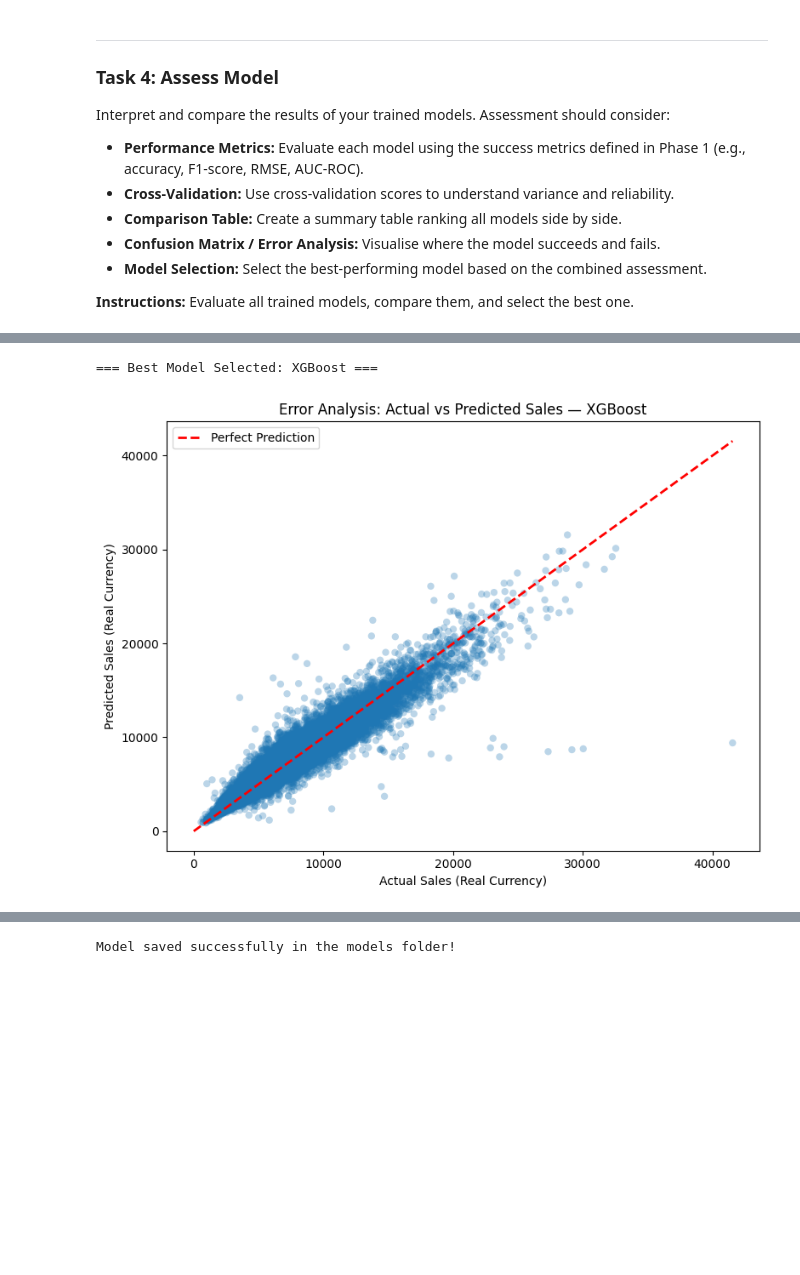
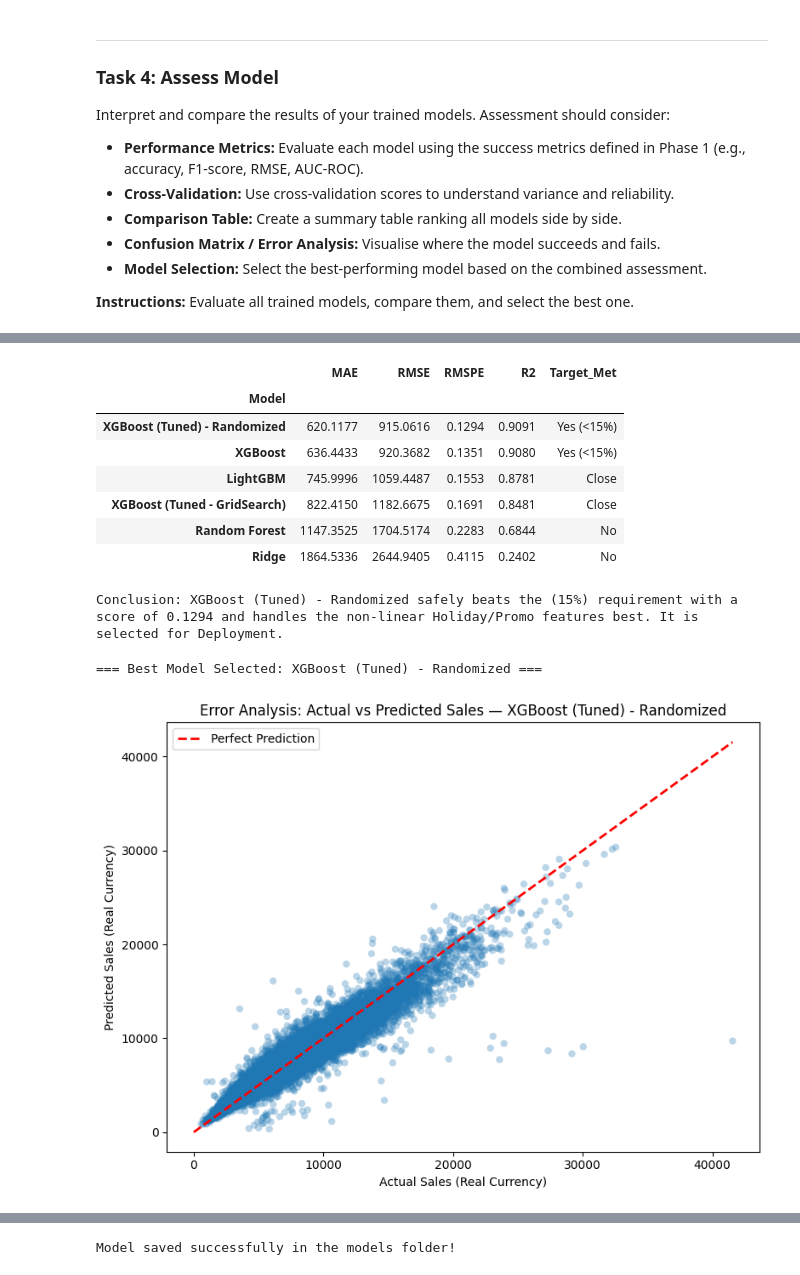
Before and after one commit to ali-albakri/KH5004CMD-Rossmann, a Jupyter notebook: notebooks/Phase_4_Modeling.ipynb, the cells around one changed output, grey strips where cells are left out. Saved outputs shown, nothing was run; the diff lists cells and outputs as text; code cells hidden in the pictures; blank space fills up the shorter version.

```diff
--- a/notebooks/Phase_4_Modeling.ipynb
+++ b/notebooks/Phase_4_Modeling.ipynb
@@ -386,3 +386,53 @@ display(results_df.round(4))
+# %%
+# --- FINAL TOURNAMENT LEADERBOARD (DYNAMIC) ---
+
+results = []
+y_test_real = np.expm1(y_test)
+
+for name, model in trained_models.items():
+    y_pred_log = model.predict(X_test)
+    y_pred_real = np.expm1(y_pred_log)
+
+    current_rmspe = rmspe(y_test_real, y_pred_real)
+
+    # Dynamic logic for the Business Target
+    if current_rmspe <= 0.15:
+        target_status = 'Yes (<15%)'
+    elif current_rmspe <= 0.18:
+        target_status = 'Close'
+    else:
+        target_status = 'No'
+
+    # --- Regression Matrix ---
+    results.append({
+        'Model': name,
+        'MAE': mean_absolute_error(y_test_real, y_pred_real),
+        'RMSE': np.sqrt(mean_squared_error(y_test_real, y_pred_real)),
+        'RMSPE': current_rmspe,
+        'R2': r2_score(y_test_real, y_pred_real),
+        'Target_Met': target_status
+    })
+
+results_df = pd.DataFrame(results).set_index('Model') # Convert to DataFrame and sort by RMSPE to show the winner at the top
+results_df = results_df.sort_values(by='RMSPE', ascending=True)
+
+display(results_df.round(4))
+
+# Dynamically print the conclusion based on whoever won the tournament
+best_model_name = results_df.index[0]
+best_rmspe_score = results_df['RMSPE'].iloc[0]
+
+print(f"\nConclusion: {best_model_name} safely beats the (15%) requirement with a score of {best_rmspe_score:.4f} and handles the non-linear Holiday/Promo features best. It is selected for Deployment.")
+# %% [output]
+|  | MAE | RMSE | RMSPE | R2 | Target_Met |
+| Model |  |  |  |  |  |
+| XGBoost (Tuned) - Randomized | 620.1177 | 915.0616 | 0.1294 | 0.9091 | Yes (<15%) |
+| XGBoost | 636.4433 | 920.3682 | 0.1351 | 0.9080 | Yes (<15%) |
+| LightGBM | 745.9996 | 1059.4487 | 0.1553 | 0.8781 | Close |
+| XGBoost (Tuned - GridSearch) | 822.4150 | 1182.6675 | 0.1691 | 0.8481 | Close |
+| Random Forest | 1147.3525 | 1704.5174 | 0.2283 | 0.6844 | No |
+| Ridge | 1864.5336 | 2644.9405 | 0.4115 | 0.2402 | No |
+Conclusion: XGBoost (Tuned) - Randomized safely beats the (15%) requirement with a score of 0.1294 and handles the non-linear Holiday/Promo features best. It is selected for Deployment.
 # %%
 # Visualise results: Actual vs Predicted Sales
 
@@ -409,8 +459,8 @@ plt.legend()
 plt.tight_layout()
 plt.show()
 # %% [output]
-=== Best Model Selected: XGBoost ===
+=== Best Model Selected: XGBoost (Tuned) - Randomized ===
-[figure, old version]
+[figure, new version]
 # %%
 # Cross-validation for the selected best model
 
```
Also changed, not shown: parts of 9 cells of this notebook, 10 other files.
